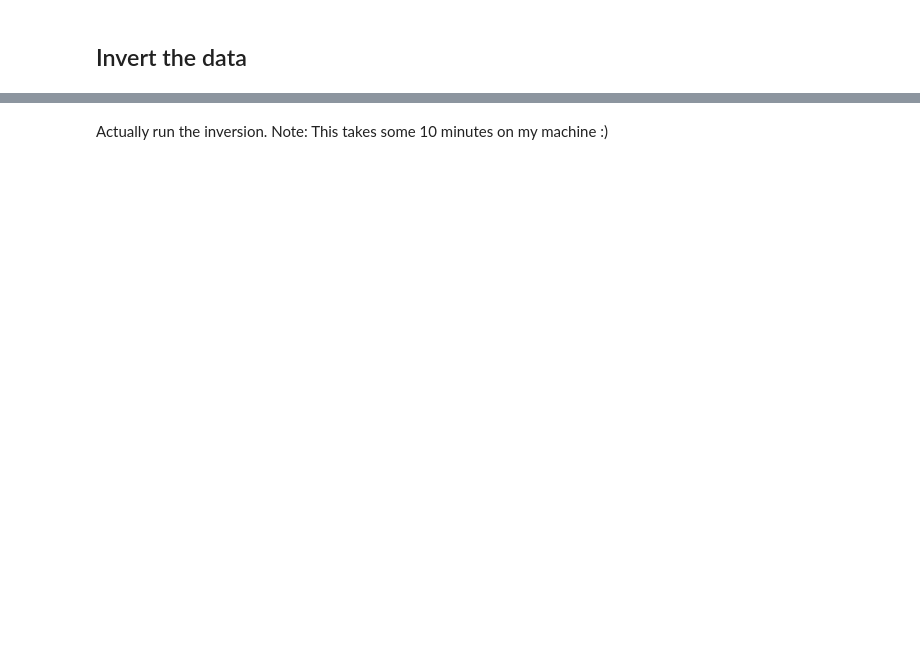
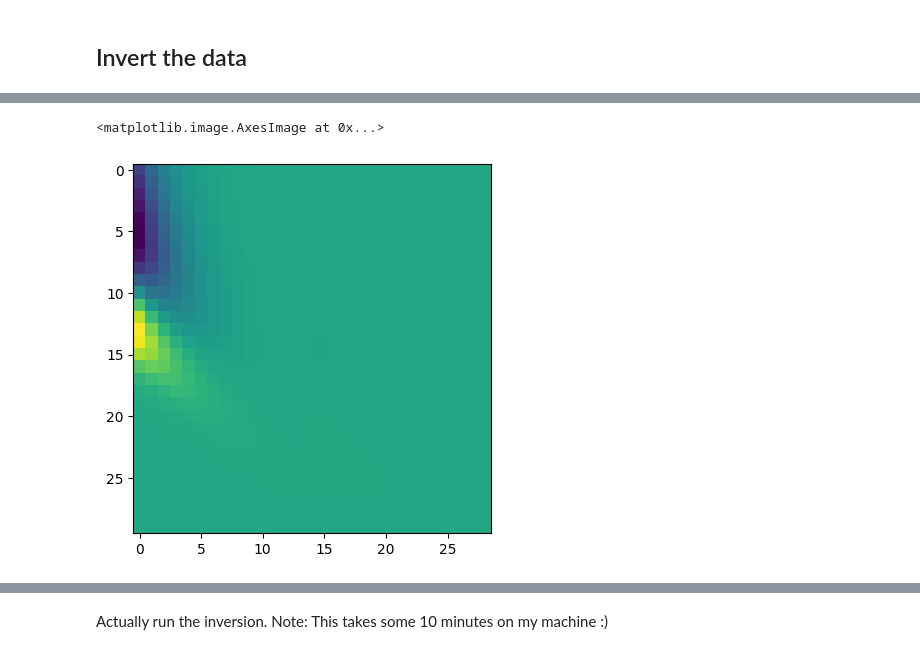
Before and after one commit to emerald-geomodelling/simpeg-simpleem-examples, a Jupyter notebook: measured_inversion.ipynb, the cells around one changed output, grey strips where cells are left out. Drawn from its saved outputs; the diff is of its cells as text; code cells hidden in the pictures; blank space fills up the shorter version.

```diff
--- a/measured_inversion.ipynb
+++ b/measured_inversion.ipynb
@@ -123,0 +220,27 @@ axs[2].plot(inv.xyz.flightlines.xdist, inv.xyz.flightlines.tx_altitude)
+# %%
+def mangleargs(args):
+    res = {}
+    (
+    res["source_list"],
+    res["topo"],
+    res["thicknesses"],
+    res["sigma"],
+    res["eta"],
+    res["tau"],
+    res["c"],
+    res["chi"],
+    res["dchi"],
+    res["tau1"],
+    res["tau2"],
+    res["h"],
+    res["output_type"],
+    res["invert_height"],
+    res["return_projection"],
+    res["coefficients"]
+    ) = args
+    return res
+# %%
+sims_old = [(mangleargs(item[0]),) + item[1:] for item in sys.sims_old]
+sims_new = [(mangleargs(item[0]),) + item[1:] for item in sys.sims_new]
+# %%
+to = [s for s in sims_old if not s[0]["return_projection"] and s[0]["output_type"] != 'forward']
@@ -123,0 +249,5 @@ axs[2].plot(inv.xyz.flightlines.xdist, inv.xyz.flightlines.tx_altitude)
+# %%
+plt.imshow(to[0][1].reshape((30, 29)))
+# %% [output]
+<matplotlib.image.AxesImage at 0x...>
+[figure, added]
```
Also changed, not shown: parts of 37 cells of this notebook.
